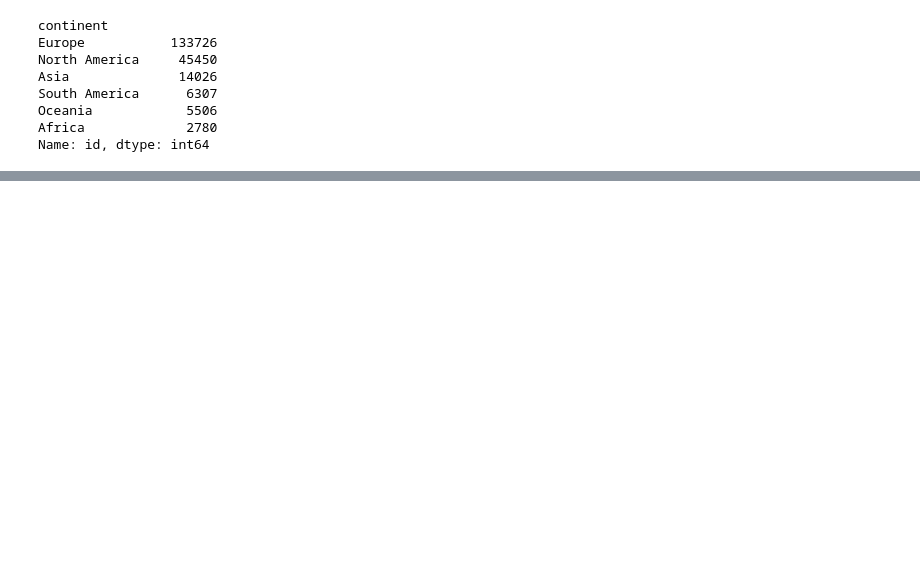
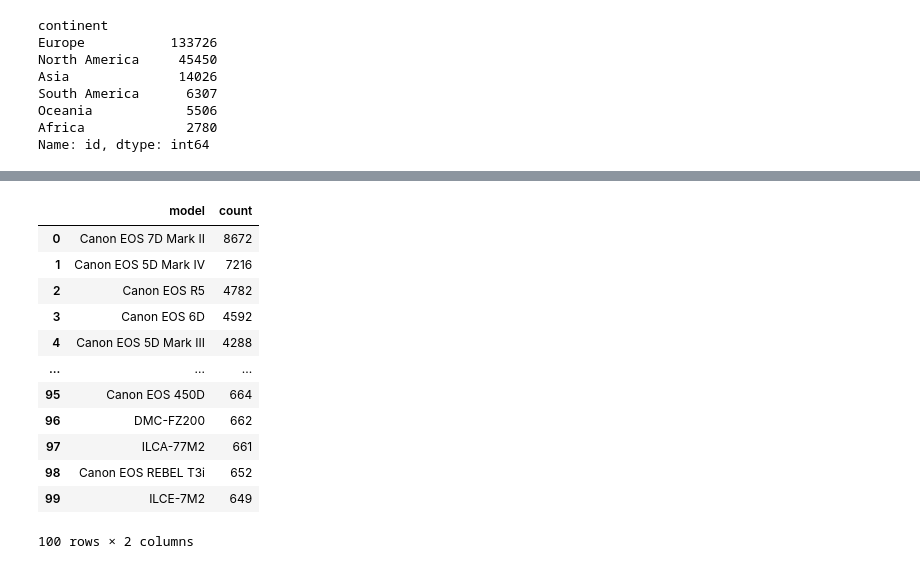
Before and after one commit to BrittaZa/Capstone_Flickr_Metadata, a Jupyter notebook: johannes_eda.ipynb, the cells around one changed output, grey strips where cells are left out. Cells and saved outputs as stored; diff of their text form; code cells hidden in the pictures; blank space fills up the shorter version.

```diff
--- a/johannes_eda.ipynb
+++ b/johannes_eda.ipynb
@@ -418,0 +503,34 @@ df.to_csv('./data/df_photo_exif_cleaned.csv')
+# %%
+import pandas as pd
+from dotenv import dotenv_values
+import sqlalchemy
+import psycopg2
+import numpy as np
+
+needed_keys = ['host', 'port', 'database','user','password']
+dotenv_dict = dotenv_values(".env")
+sql_config = {key:dotenv_dict[key] for key in needed_keys if key in dotenv_dict}
+
+engine = sqlalchemy.create_engine('postgresql://user:pass@host/database',
+        connect_args=sql_config
+        )
+
+# Schema used for our capstone project
+schema = 'capstone_jorittega'
+
+# Table name
+table_name = 'photo_exif'
+
+def get_dataframe(sql_query):
+    # Connect to the PostgreSQL database server, run query and return data
+    from dotenv import dotenv_values
+    # get the connection configuration dictionary using the get_sql_config function
+    from sql_functions import get_sql_config
+    # create a connection engine to the PostgreSQL server
+    engine = sqlalchemy.create_engine('postgresql://user:pass@host/database',
+                        connect_args=get_sql_config() # use dictionary with config details
+                        )
+        # open a conn session using 'with', execute the query, and return the results
+    return pd.read_sql_query(sql=sql_query, con=engine)
+# %%
+df = get_dataframe(f"select * from {schema}.{table_name}")
@@ -418,0 +557,21 @@ df.to_csv('./data/df_photo_exif_cleaned.csv')
+# %%
+df_cameras = df.groupby('model')['id'].nunique().sort_values(ascending=False).head(100)
+df_cameras = df_cameras.to_frame()
+df_cameras = df_cameras.reset_index()
+df_cameras.columns = ['model', 'count']
+# %%
+df_cameras
+# %% [output]
+|  | model | count |
+| 0 | Canon EOS 7D Mark II | 8672 |
+| 1 | Canon EOS 5D Mark IV | 7216 |
+| 2 | Canon EOS R5 | 4782 |
+| 3 | Canon EOS 6D | 4592 |
+| 4 | Canon EOS 5D Mark III | 4288 |
+| ... | ... | ... |
+| 95 | Canon EOS 450D | 664 |
+| 96 | DMC-FZ200 | 662 |
+| 97 | ILCA-77M2 | 661 |
+| 98 | Canon EOS REBEL T3i | 652 |
+| 99 | ILCE-7M2 | 649 |
+100 rows × 2 columns
```
Also changed, not shown: parts of 23 cells of this notebook, 4 other files.
